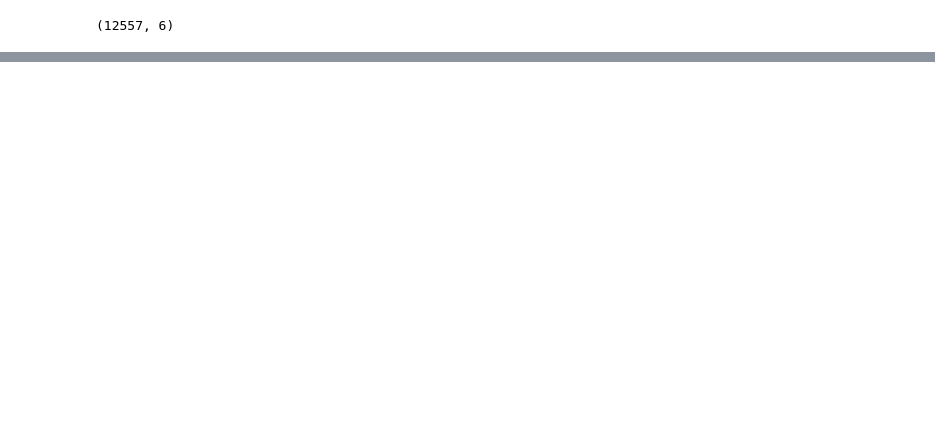
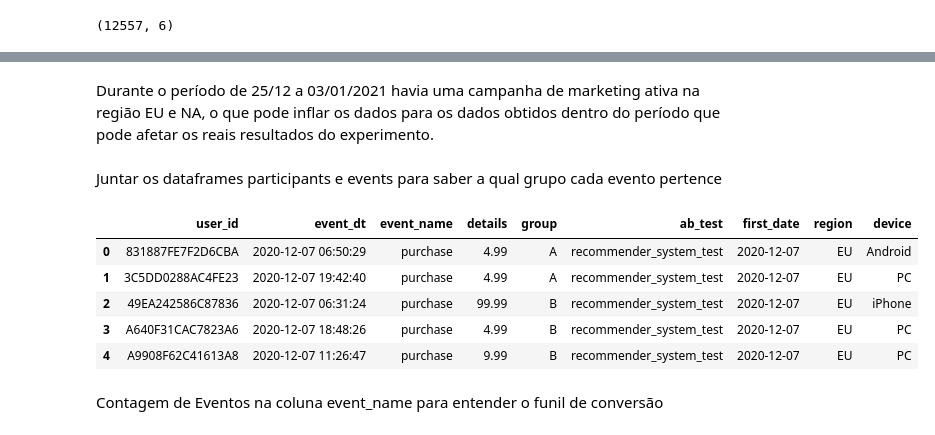
Before and after one commit to ezodia1/testeab, a Jupyter notebook: teste_ab.ipynb, the cells around one changed output, grey strips where cells are left out. Saved outputs shown, nothing was run; the diff lists cells and outputs as text; code cells hidden in the pictures; blank space fills up the shorter version.

```diff
--- a/teste_ab.ipynb
+++ b/teste_ab.ipynb
@@ -160,10 +160,12 @@ df_users['first_date'] = pd.to_datetime(df_users['first_date'])
 df_marketing['start_dt'] = pd.to_datetime(df_marketing['start_dt'])
 df_marketing['finish_dt'] = pd.to_datetime(df_marketing['finish_dt'])
 df_users['device'] = df_users['device'].astype('category')
+df_events['event_name'] = df_events['event_name'].astype('category')
 
 print(df_events['event_dt'].dtype)
 print(df_users['first_date'].dtype)
 print(df_users['device'].dtype)
+print(df_events['event_name'].dtype)
 # %% [output]
 datetime64[ns]
 datetime64[ns]
@@ -285,0 +293,3 @@ df_participants_eu_recomender.shape()
+# %%
+df_events_eu = df_events[df_events['user_id'].isin(df_participants_eu_recomender['user_id'])]
+df_events_eu.shape
@@ -285,0 +349,16 @@ df_participants_eu_recomender.shape()
+# %% [markdown]
+Durante o período de 25/12 a 03/01/2021 havia uma campanha de marketing ativa na região EU e NA, o que pode inflar os dados para os dados obtidos dentro do período que pode afetar os reais resultados do experimento.
+# %% [markdown]
+Juntar os dataframes participants e events para saber a qual grupo cada evento pertence
+# %%
+df_events_merge = df_events_eu.merge(df_participants_eu_recomender, on='user_id', how='left')
+df_events_merge.head()
+# %% [output]
+|  | user_id | event_dt | event_name | details | group | ab_test | first_date | region | device |
+| 0 | 831887FE7F2D6CBA | 2020-12-07 06:50:29 | purchase | 4.99 | A | recommender_system_test | 2020-12-07 | EU | Android |
+| 1 | 3C5DD0288AC4FE23 | 2020-12-07 19:42:40 | purchase | 4.99 | A | recommender_system_test | 2020-12-07 | EU | PC |
+| 2 | 49EA242586C87836 | 2020-12-07 06:31:24 | purchase | 99.99 | B | recommender_system_test | 2020-12-07 | EU | iPhone |
+| 3 | A640F31CAC7823A6 | 2020-12-07 18:48:26 | purchase | 4.99 | B | recommender_system_test | 2020-12-07 | EU | PC |
+| 4 | A9908F62C41613A8 | 2020-12-07 11:26:47 | purchase | 9.99 | B | recommender_system_test | 2020-12-07 | EU | PC |
+# %% [markdown]
+Contagem de Eventos na coluna event_name para entender o funil de conversão
```
Also changed, not shown: parts of 12 cells of this notebook.
